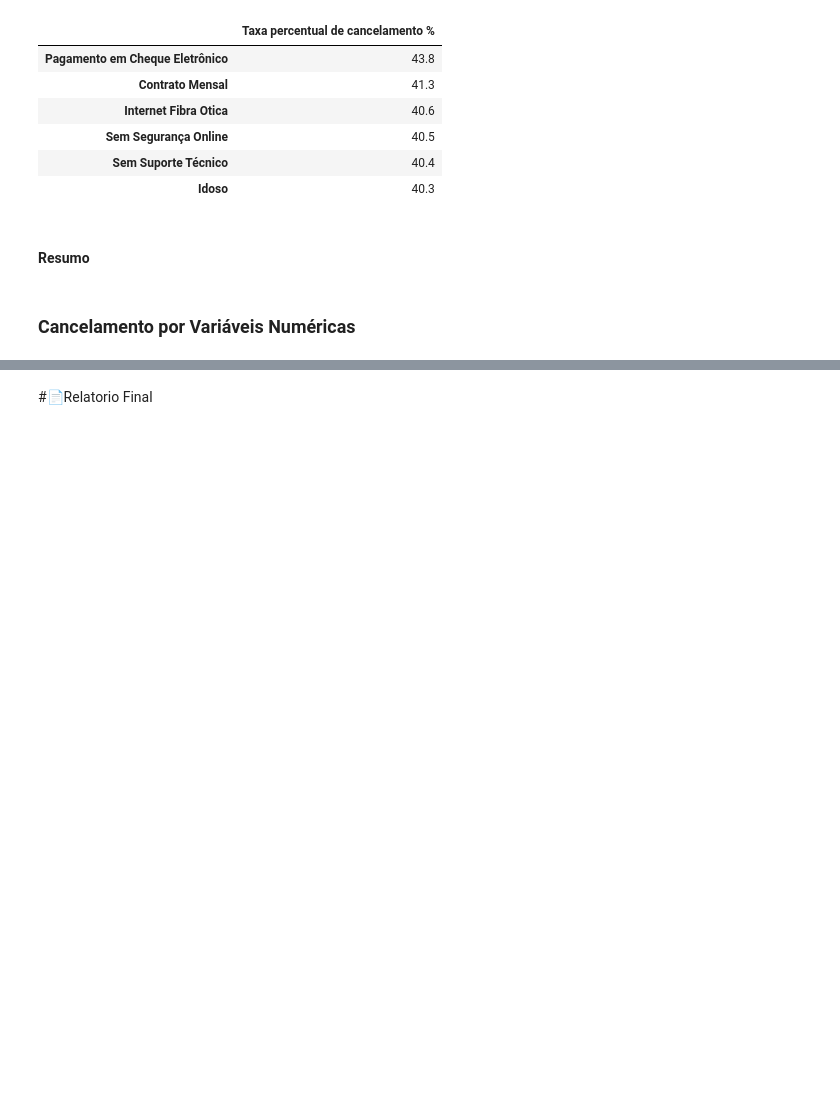
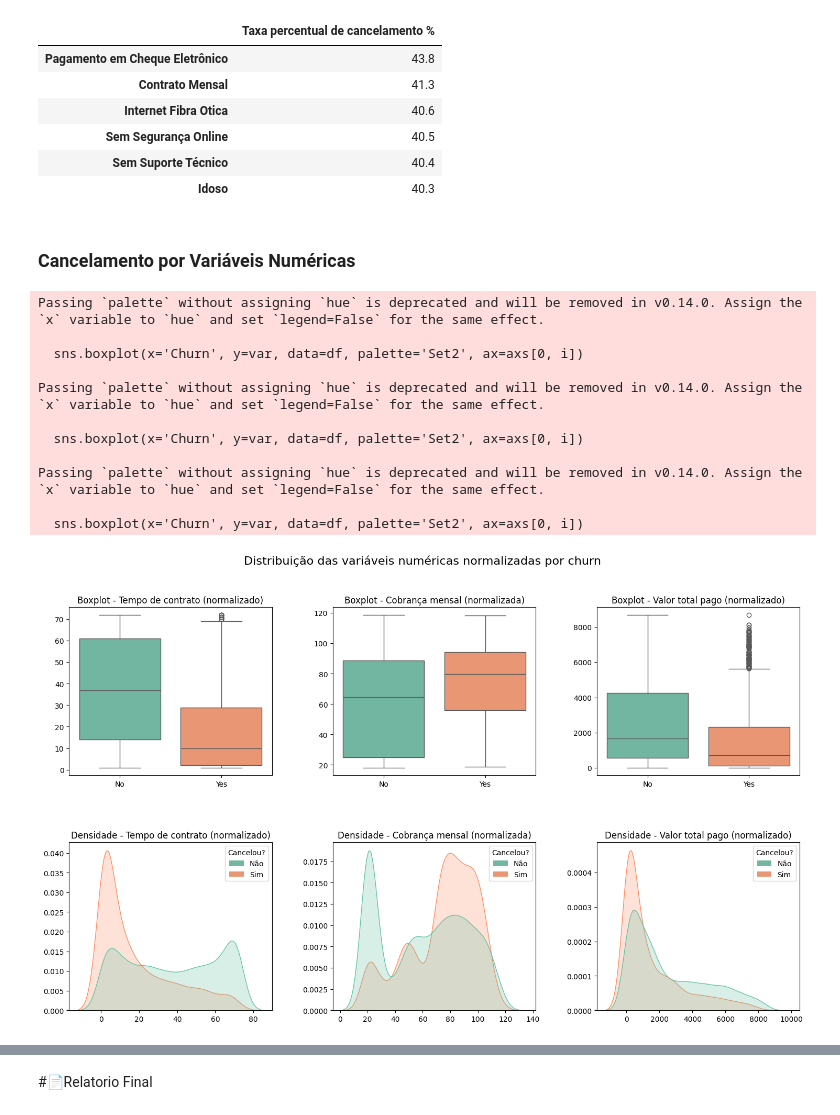
Before and after one commit to ElaiEmylleMatos/challenge-telecom-x, a Jupyter notebook: TelecomX_BR.ipynb, the cells around one changed output, grey strips where cells are left out. Saved outputs shown, nothing was run; the diff lists cells and outputs as text; code cells hidden in the pictures; blank space fills up the shorter version.

```diff
--- a/TelecomX_BR.ipynb
+++ b/TelecomX_BR.ipynb
@@ -442,7 +442,52 @@ maiores_cancelamentos.sort_values(by='Taxa percentual de cancelamento %', ascend
 | Sem Segurança Online | 40.5 |
 | Sem Suporte Técnico | 40.4 |
 | Idoso | 40.3 |
-# %% [markdown]
-#### Resumo
 # %% [markdown]
 ### Cancelamento por Variáveis Numéricas
+# %%
+from sklearn.preprocessing import MinMaxScaler
+
+# Normalizar variáveis
+scaler = MinMaxScaler()
+
+
+num_vars = ['tenure', 'Charges.Monthly', 'Charges.Total']
+titles_num = ['Tempo de contrato (normalizado)',
+              'Cobrança mensal (normalizada)',
+              'Valor total pago (normalizado)']
+
+fig, axs = plt.subplots(2, 3, figsize=(18, 10))
+fig.subplots_adjust(hspace=0.4, wspace=0.3)
+fig.suptitle('Distribuição das variáveis numéricas normalizadas por churn', fontsize=16)
+
+for i, (var, title) in enumerate(zip(num_vars, titles_num)):
+    # Boxplot
+    sns.boxplot(x='Churn', y=var, data=df, palette='Set2', ax=axs[0, i])
+    axs[0, i].set_title(f'Boxplot - {title}')
+    axs[0, i].set_xlabel('')
+    axs[0, i].set_ylabel('')
+
+    # KDE
+    sns.kdeplot(data=df, x=var, hue='Churn', fill=True,
+                common_norm=False, palette='Set2', ax=axs[1, i])
+    axs[1, i].set_title(f'Densidade - {title}')
+    axs[1, i].set_xlabel('')
+    axs[1, i].set_ylabel('')
+    handles, labels = ax.get_legend_handles_labels()
+    # axs[0, i].legend(handles, ['Não', 'Sim'], title='Cancelou?', loc='upper right')
+    axs[1, i].legend(handles, ['Não', 'Sim'], title='Cancelou?', loc='upper right')
+
+plt.show()
+# %% [output]
+Passing `palette` without assigning `hue` is deprecated and will be removed in v0.14.0. Assign the `x` variable to `hue` and set `legend=False` for the same effect.
+
+  sns.boxplot(x='Churn', y=var, data=df, palette='Set2', ax=axs[0, i])
+
+Passing `palette` without assigning `hue` is deprecated and will be removed in v0.14.0. Assign the `x` variable to `hue` and set `legend=False` for the same effect.
+
+  sns.boxplot(x='Churn', y=var, data=df, palette='Set2', ax=axs[0, i])
+
+Passing `palette` without assigning `hue` is deprecated and will be removed in v0.14.0. Assign the `x` variable to `hue` and set `legend=False` for the same effect.
+
+  sns.boxplot(x='Churn', y=var, data=df, palette='Set2', ax=axs[0, i])
+[figure, added]
```
Also changed, not shown: parts of 3 cells of this notebook.
